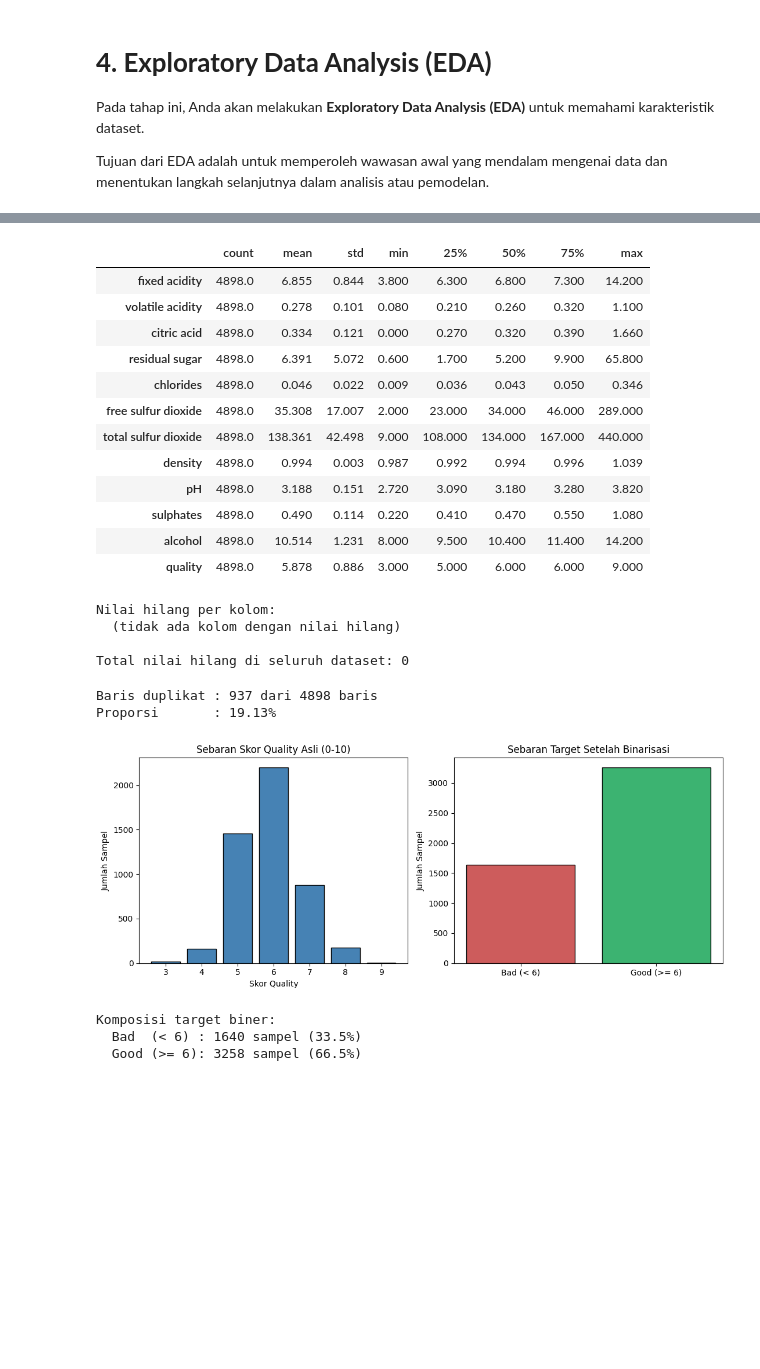
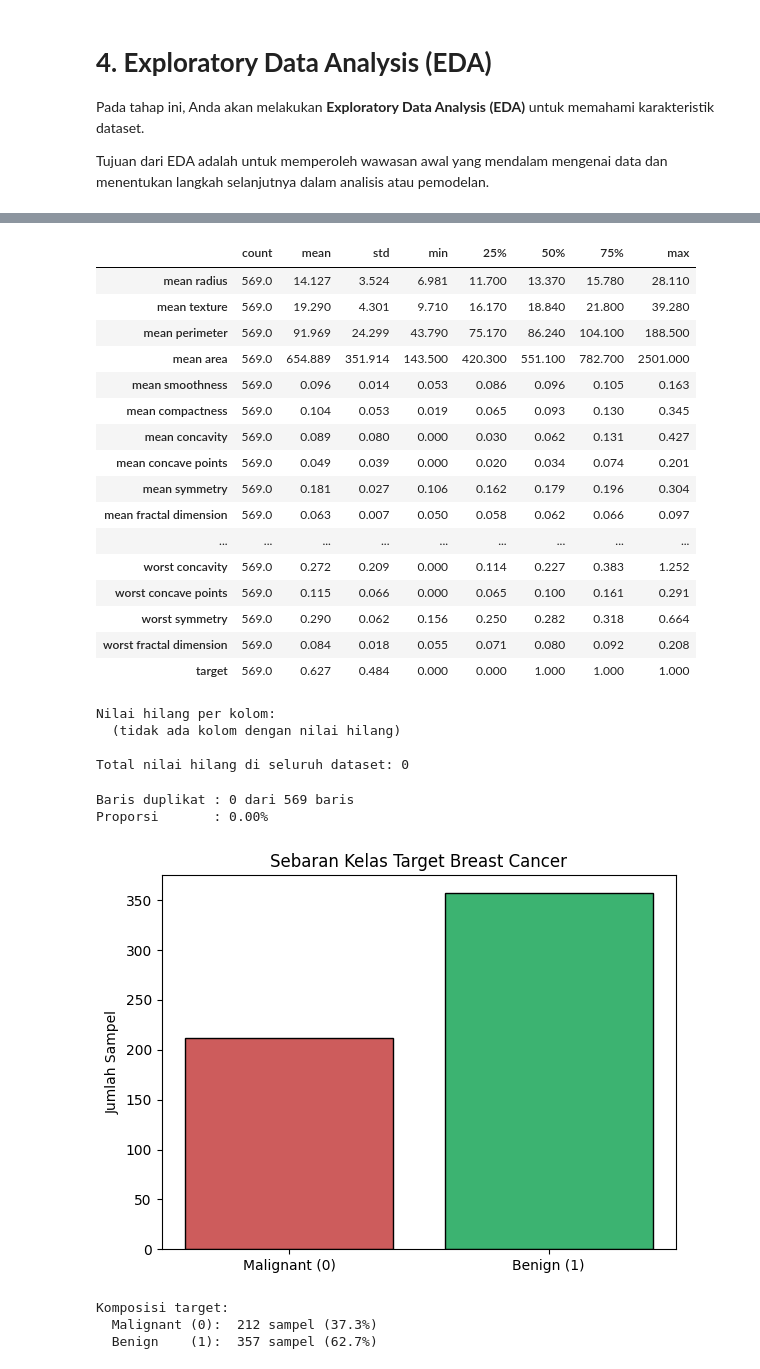
Before and after one commit to devaanii/Eksperimen_SML_Devani, a Jupyter notebook: preprocessing/Eksperimen_Devani.ipynb, the cells around one changed output, grey strips where cells are left out. Saved outputs shown, nothing was run; the diff lists cells and outputs as text; code cells hidden in the pictures; blank space fills up the shorter version.

Commit message:
feat: ganti dataset ke Breast Cancer Wisconsin (preprocessing, notebook, automate, workflow)

```diff
--- a/preprocessing/Eksperimen_Devani.ipynb
+++ b/preprocessing/Eksperimen_Devani.ipynb
@@ -30,12 +28,12 @@ from pathlib import Path
 
 %matplotlib inline
 
-RAW_FILENAME = "wine-quality-white_raw.csv"
-PROCESSED_FILENAME = "wine-quality-white_preprocessing.csv"
+RAW_FILENAME = "breast-cancer_raw.csv"
+PROCESSED_FILENAME = "breast-cancer_preprocessing.csv"
 
 
 def locate_preprocessing_dir() -> Path:
-    """Cari folder yang memuat berkas dataset mentah Wine Quality."""
+    """Cari folder yang memuat berkas dataset mentah Breast Cancer."""
     search_spots = [Path.cwd(), Path.cwd() / "preprocessing"]
     for spot in search_spots:
         if (spot / RAW_FILENAME).exists():
@@ -83,7 +81,7 @@ Jika dataset berada di Google Drive, pastikan Anda menghubungkan Google Drive ke
 Jika dataset berupa unstructured data, silakan sesuaikan dengan format seperti kelas Machine Learning Pengembangan atau Machine Learning Terapan
 # %%
 try:
-    df_raw = pd.read_csv(RAW_PATH, sep=";")
+    df_raw = pd.read_csv(RAW_PATH, sep=",")
 except Exception as exc:
     raise RuntimeError(
         f"gagal membaca dataset dari {RAW_PATH!r}: {exc}"
@@ -140,18 +139,22 @@ memory usage: 459.3 KB
 df_raw.describe().T.round(3)
 # %% [output]
 |  | count | mean | std | min | 25% | 50% | 75% | max |
-| fixed acidity | 4898.0 | 6.855 | 0.844 | 3.800 | 6.300 | 6.800 | 7.300 | 14.200 |
-| volatile acidity | 4898.0 | 0.278 | 0.101 | 0.080 | 0.210 | 0.260 | 0.320 | 1.100 |
-| citric acid | 4898.0 | 0.334 | 0.121 | 0.000 | 0.270 | 0.320 | 0.390 | 1.660 |
-| residual sugar | 4898.0 | 6.391 | 5.072 | 0.600 | 1.700 | 5.200 | 9.900 | 65.800 |
-| chlorides | 4898.0 | 0.046 | 0.022 | 0.009 | 0.036 | 0.043 | 0.050 | 0.346 |
-| free sulfur dioxide | 4898.0 | 35.308 | 17.007 | 2.000 | 23.000 | 34.000 | 46.000 | 289.000 |
-| total sulfur dioxide | 4898.0 | 138.361 | 42.498 | 9.000 | 108.000 | 134.000 | 167.000 | 440.000 |
-| density | 4898.0 | 0.994 | 0.003 | 0.987 | 0.992 | 0.994 | 0.996 | 1.039 |
-| pH | 4898.0 | 3.188 | 0.151 | 2.720 | 3.090 | 3.180 | 3.280 | 3.820 |
-| sulphates | 4898.0 | 0.490 | 0.114 | 0.220 | 0.410 | 0.470 | 0.550 | 1.080 |
-| alcohol | 4898.0 | 10.514 | 1.231 | 8.000 | 9.500 | 10.400 | 11.400 | 14.200 |
-| quality | 4898.0 | 5.878 | 0.886 | 3.000 | 5.000 | 6.000 | 6.000 | 9.000 |
+| mean radius | 569.0 | 14.127 | 3.524 | 6.981 | 11.700 | 13.370 | 15.780 | 28.110 |
+| mean texture | 569.0 | 19.290 | 4.301 | 9.710 | 16.170 | 18.840 | 21.800 | 39.280 |
+| mean perimeter | 569.0 | 91.969 | 24.299 | 43.790 | 75.170 | 86.240 | 104.100 | 188.500 |
+| mean area | 569.0 | 654.889 | 351.914 | 143.500 | 420.300 | 551.100 | 782.700 | 2501.000 |
+| mean smoothness | 569.0 | 0.096 | 0.014 | 0.053 | 0.086 | 0.096 | 0.105 | 0.163 |
+| mean compactness | 569.0 | 0.104 | 0.053 | 0.019 | 0.065 | 0.093 | 0.130 | 0.345 |
+| mean concavity | 569.0 | 0.089 | 0.080 | 0.000 | 0.030 | 0.062 | 0.131 | 0.427 |
+| mean concave points | 569.0 | 0.049 | 0.039 | 0.000 | 0.020 | 0.034 | 0.074 | 0.201 |
+| mean symmetry | 569.0 | 0.181 | 0.027 | 0.106 | 0.162 | 0.179 | 0.196 | 0.304 |
+| mean fractal dimension | 569.0 | 0.063 | 0.007 | 0.050 | 0.058 | 0.062 | 0.066 | 0.097 |
+| ... | ... | ... | ... | ... | ... | ... | ... | ... |
+| worst concavity | 569.0 | 0.272 | 0.209 | 0.000 | 0.114 | 0.227 | 0.383 | 1.252 |
+| worst concave points | 569.0 | 0.115 | 0.066 | 0.000 | 0.065 | 0.100 | 0.161 | 0.291 |
+| worst symmetry | 569.0 | 0.290 | 0.062 | 0.156 | 0.250 | 0.282 | 0.318 | 0.664 |
+| worst fractal dimension | 569.0 | 0.084 | 0.018 | 0.055 | 0.071 | 0.080 | 0.092 | 0.208 |
+| target | 569.0 | 0.627 | 0.484 | 0.000 | 0.000 | 1.000 | 1.000 | 1.000 |
 # %%
 # Hitung nilai yang hilang pada setiap kolom.
 nilai_hilang = df_raw.isna().sum()
@@ -177,36 +180,27 @@ persentase_duplikat = jumlah_duplikat / len(df_raw) * 100
 print(f"Baris duplikat : {jumlah_duplikat} dari {len(df_raw)} baris")
 print(f"Proporsi       : {persentase_duplikat:.2f}%")
 # %% [output]
-Baris duplikat : 937 dari 4898 baris
-Proporsi       : 19.13%
+Baris duplikat : 0 dari 569 baris
+Proporsi       : 0.00%
 # %%
-# Bandingkan sebaran skor quality asli dengan versi binernya.
-skor_asli = df_raw[TARGET_COLUMN].value_counts().sort_index()
-label_biner = (df_raw[TARGET_COLUMN] >= 6).astype(int)
-hitung_biner = label_biner.value_counts().sort_index()
+# Tampilkan sebaran kelas target (0 = malignant, 1 = benign).
+hitung_target = df_raw[TARGET_COLUMN].value_counts().sort_index()
 
-fig, (ax_kiri, ax_kanan) = plt.subplots(1, 2, figsize=(11, 4.5))
-
-ax_kiri.bar(skor_asli.index.astype(str), skor_asli.values, color="steelblue", edgecolor="black")
-ax_kiri.set_title("Sebaran Skor Quality Asli (0-10)")
-ax_kiri.set_xlabel("Skor Quality")
-ax_kiri.set_ylabel("Jumlah Sampel")
-
-ax_kanan.bar(["Bad (< 6)", "Good (>= 6)"], [hitung_biner[0], hitung_biner[1]],
-             color=["indianred", "mediumseagreen"], edgecolor="black")
-ax_kanan.set_title("Sebaran Target Setelah Binarisasi")
-ax_kanan.set_ylabel("Jumlah Sampel")
-
+fig, ax = plt.subplots(figsize=(6, 4.5))
+ax.bar(["Malignant (0)", "Benign (1)"], [hitung_target[0], hitung_target[1]],
+       color=["indianred", "mediumseagreen"], edgecolor="black")
+ax.set_title("Sebaran Kelas Target Breast Cancer")
+ax.set_ylabel("Jumlah Sampel")
 fig.tight_layout()
 plt.show()
 
 total = len(df_raw)
-print("Komposisi target biner:")
-print(f"  Bad  (< 6) : {hitung_biner[0]:>4} sampel ({hitung_biner[0] / total * 100:.1f}%)")
-print(f"  Good (>= 6): {hitung_biner[1]:>4} sampel ({hitung_biner[1] / total * 100:.1f}%)")
+print("Komposisi target:")
+print(f"  Malignant (0): {hitung_target[0]:>4} sampel ({hitung_target[0] / total * 100:.1f}%)")
+print(f"  Benign    (1): {hitung_target[1]:>4} sampel ({hitung_target[1] / total * 100:.1f}%)")
 # %% [output]
-[figure, old version]
+[figure, new version]
-Komposisi target biner:
-  Bad  (< 6) : 1640 sampel (33.5%)
-  Good (>= 6): 3258 sampel (66.5%)
+Komposisi target:
+  Malignant (0):  212 sampel (37.3%)
+  Benign    (1):  357 sampel (62.7%)
 # %%
```
Also changed, not shown: parts of 19 cells of this notebook, 8 other files.
